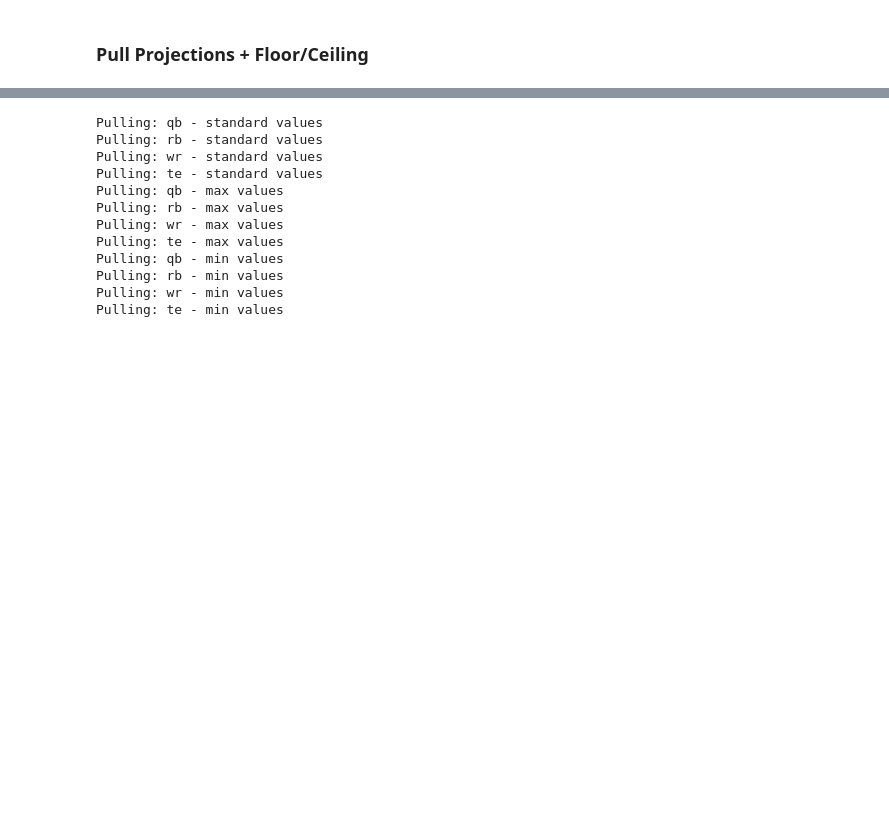
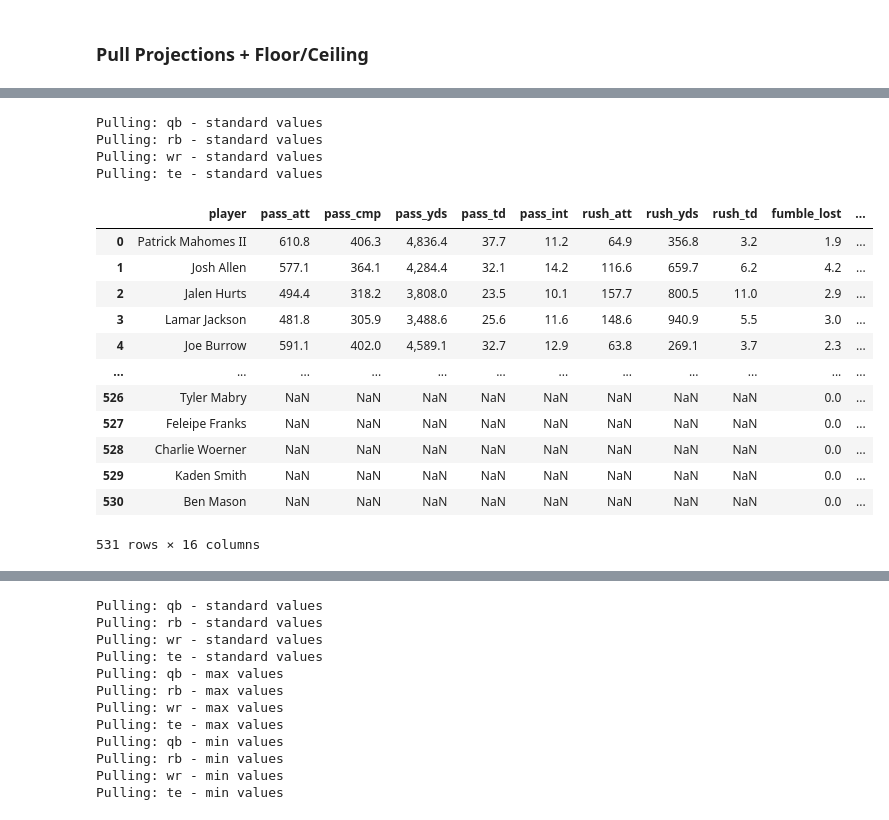
Before and after one commit to Saurabh1975/ffb-streamlit, a Jupyter notebook: ffb-streamlit-sandbox.ipynb, the cells around one changed output, grey strips where cells are left out. Cells and saved outputs as stored; diff of their text form; code cells hidden in the pictures; blank space fills up the shorter version.

```diff
--- a/ffb-streamlit-sandbox.ipynb
+++ b/ffb-streamlit-sandbox.ipynb
@@ -78,6 +78,16 @@ def get_fpros_proj(position, base = 'standard'):
                 df[col] = df[col].apply(extract_second_number)
 
 
+    if base == 'max':
+        df['player'] = df['player'].str.replace('high', '')
+        df['player'] = df['player'].str.replace('low', '')
+
+
+    if base == 'min':
+        df['player'] = df['player'].str.replace('high', '')
+        df['player'] = df['player'].str.replace('low', '')
+
+
     team_abbreviations = ["BUF", 'MIA', 'NE', 'NYJ',
           "DEN", 'KC', 'LV', 'LAC',
           "BAL", 'CIN', 'CLE', 'PIT',
@@ -101,7 +111,7 @@ def get_fpros_proj(position, base = 'standard'):
 
 
 
-    df['position'] = position
+    df['position'] = position.upper()
 
     return(df)
 # %%
@@ -256,0 +176,27 @@ df_proj[df_proj.position == 'wr'].sort_values(by="pass_att", ascending = False).
+# %%
+#Core
+positions = ["qb", "rb", "wr", "te"]
+dfs = [get_fpros_proj(position) for position in positions]
+
+df_proj = pd.concat(dfs, ignore_index=True)
+df_proj.to_csv('Data/fpros_projections.csv', index = False)
+
+df_proj
+# %% [output]
+Pulling: qb - standard values
+Pulling: rb - standard values
+Pulling: wr - standard values
+Pulling: te - standard values
+|  | player | pass_att | pass_cmp | pass_yds | pass_td | pass_int | rush_att | rush_yds | rush_td | fumble_lost | ... |
+| 0 | Patrick Mahomes II | 610.8 | 406.3 | 4,836.4 | 37.7 | 11.2 | 64.9 | 356.8 | 3.2 | 1.9 | ... |
+| 1 | Josh Allen | 577.1 | 364.1 | 4,284.4 | 32.1 | 14.2 | 116.6 | 659.7 | 6.2 | 4.2 | ... |
+| 2 | Jalen Hurts | 494.4 | 318.2 | 3,808.0 | 23.5 | 10.1 | 157.7 | 800.5 | 11.0 | 2.9 | ... |
+| 3 | Lamar Jackson | 481.8 | 305.9 | 3,488.6 | 25.6 | 11.6 | 148.6 | 940.9 | 5.5 | 3.0 | ... |
+| 4 | Joe Burrow | 591.1 | 402.0 | 4,589.1 | 32.7 | 12.9 | 63.8 | 269.1 | 3.7 | 2.3 | ... |
+| ... | ... | ... | ... | ... | ... | ... | ... | ... | ... | ... | ... |
+| 526 | Tyler Mabry | NaN | NaN | NaN | NaN | NaN | NaN | NaN | NaN | 0.0 | ... |
+| 527 | Feleipe Franks | NaN | NaN | NaN | NaN | NaN | NaN | NaN | NaN | 0.0 | ... |
+| 528 | Charlie Woerner | NaN | NaN | NaN | NaN | NaN | NaN | NaN | NaN | 0.0 | ... |
+| 529 | Kaden Smith | NaN | NaN | NaN | NaN | NaN | NaN | NaN | NaN | 0.0 | ... |
+| 530 | Ben Mason | NaN | NaN | NaN | NaN | NaN | NaN | NaN | NaN | 0.0 | ... |
+531 rows × 16 columns
```
Also changed, not shown: parts of 18 cells of this notebook, 6 other files.
